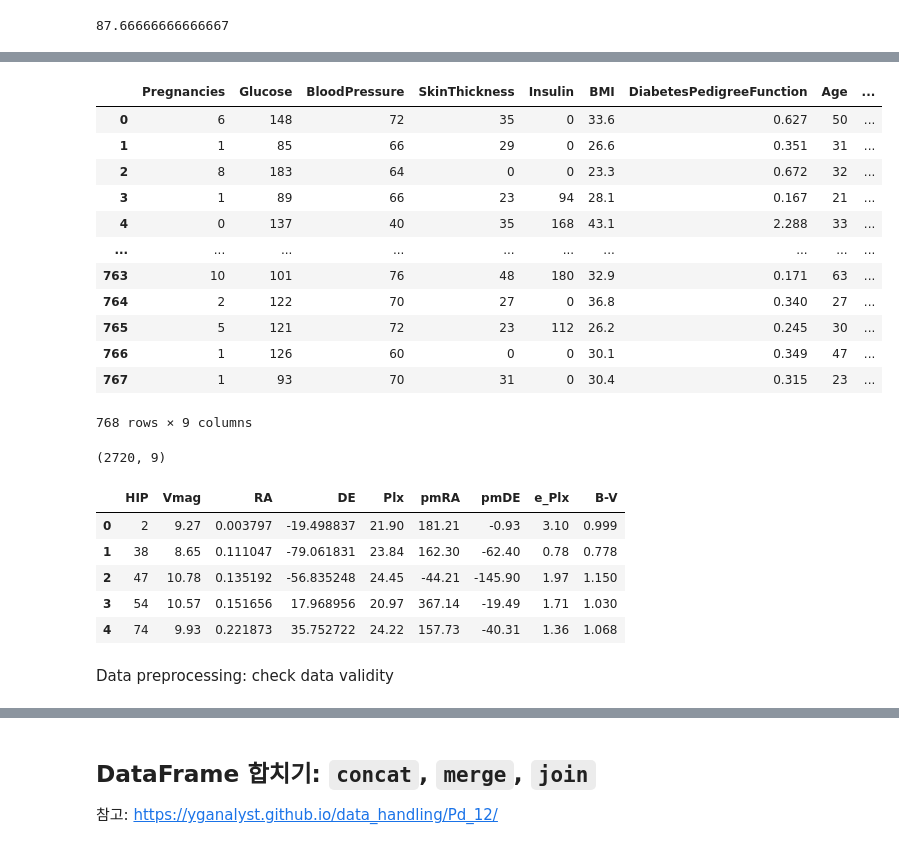
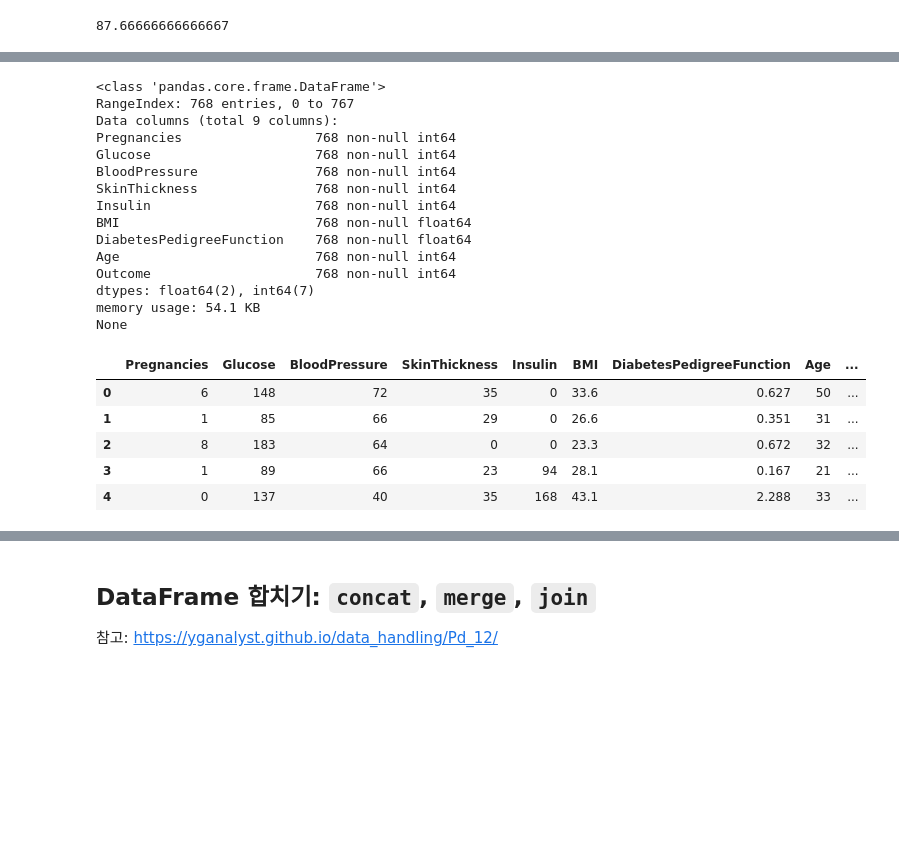
Before and after one commit to jinpyohong/data_science, a Jupyter notebook: Pandas.ipynb, the cells around one changed output, grey strips where cells are left out. Cells and saved outputs as stored; diff of their text form; code cells hidden in the pictures; blank space fills up the shorter version.

Commit message:
modified:   .gitignore 	modified:   Pandas.ipynb

```diff
--- a/Pandas.ipynb
+++ b/Pandas.ipynb
@@ -105,32 +121,26 @@ people['weight'].mean()
 # %%
-df = pd.read_csv("data/diabetes.csv")
-df
+df = pd.read_csv("diabetes.csv")
+print(df.info())
+df.head()
 # %% [output]
+<class 'pandas.core.frame.DataFrame'>
+RangeIndex: 768 entries, 0 to 767
+Data columns (total 9 columns):
+Pregnancies                 768 non-null int64
+Glucose                     768 non-null int64
+BloodPressure               768 non-null int64
+SkinThickness               768 non-null int64
+Insulin                     768 non-null int64
+BMI                         768 non-null float64
+DiabetesPedigreeFunction    768 non-null float64
+Age                         768 non-null int64
+Outcome                     768 non-null int64
+dtypes: float64(2), int64(7)
+memory usage: 54.1 KB
+None
 |  | Pregnancies | Glucose | BloodPressure | SkinThickness | Insulin | BMI | DiabetesPedigreeFunction | Age | ... |
 | 0 | 6 | 148 | 72 | 35 | 0 | 33.6 | 0.627 | 50 | ... |
 | 1 | 1 | 85 | 66 | 29 | 0 | 26.6 | 0.351 | 31 | ... |
 | 2 | 8 | 183 | 64 | 0 | 0 | 23.3 | 0.672 | 32 | ... |
 | 3 | 1 | 89 | 66 | 23 | 94 | 28.1 | 0.167 | 21 | ... |
 | 4 | 0 | 137 | 40 | 35 | 168 | 43.1 | 2.288 | 33 | ... |
-| ... | ... | ... | ... | ... | ... | ... | ... | ... | ... |
-| 763 | 10 | 101 | 76 | 48 | 180 | 32.9 | 0.171 | 63 | ... |
-| 764 | 2 | 122 | 70 | 27 | 0 | 36.8 | 0.340 | 27 | ... |
-| 765 | 5 | 121 | 72 | 23 | 112 | 26.2 | 0.245 | 30 | ... |
-| 766 | 1 | 126 | 60 | 0 | 0 | 30.1 | 0.349 | 47 | ... |
-| 767 | 1 | 93 | 70 | 31 | 0 | 30.4 | 0.315 | 23 | ... |
-768 rows × 9 columns
-# %%
-url = 'http://bogotobogo.com/python/images/python_Pandas_NumPy_Matplotlib/HIP_star.dat'
-df = pd.read_csv(url, sep='\s+')
-print(df.shape)
-df.head()
-# %% [output]
-(2720, 9)
-|  | HIP | Vmag | RA | DE | Plx | pmRA | pmDE | e_Plx | B-V |
-| 0 | 2 | 9.27 | 0.003797 | -19.498837 | 21.90 | 181.21 | -0.93 | 3.10 | 0.999 |
-| 1 | 38 | 8.65 | 0.111047 | -79.061831 | 23.84 | 162.30 | -62.40 | 0.78 | 0.778 |
-| 2 | 47 | 10.78 | 0.135192 | -56.835248 | 24.45 | -44.21 | -145.90 | 1.97 | 1.150 |
-| 3 | 54 | 10.57 | 0.151656 | 17.968956 | 20.97 | 367.14 | -19.49 | 1.71 | 1.030 |
-| 4 | 74 | 9.93 | 0.221873 | 35.752722 | 24.22 | 157.73 | -40.31 | 1.36 | 1.068 |
-# %% [markdown]
-Data preprocessing: check data validity
```
Also changed, not shown: parts of 46 cells of this notebook, 1 other file.
